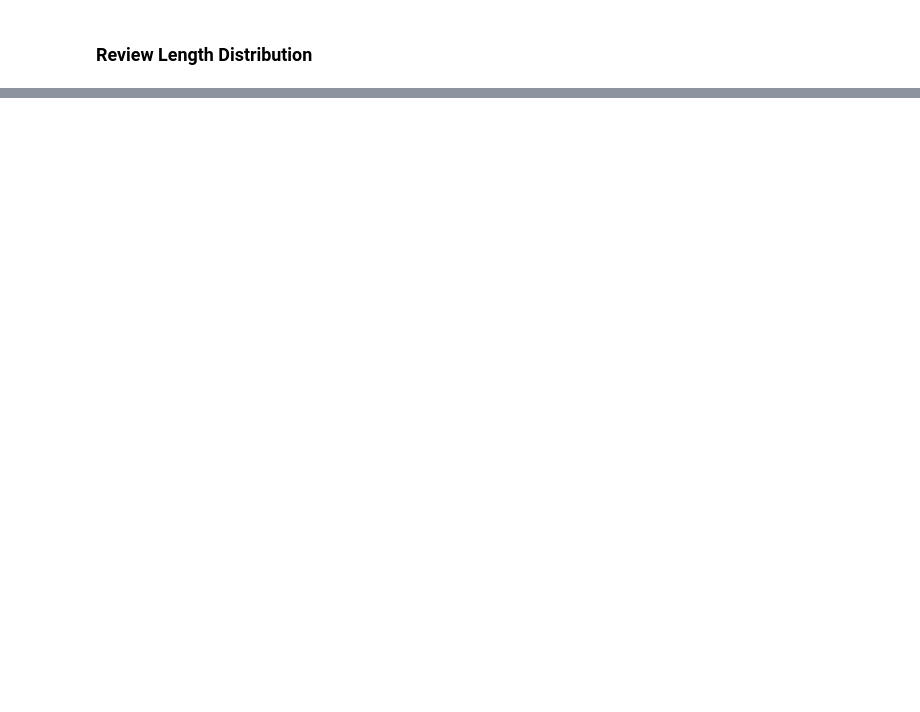
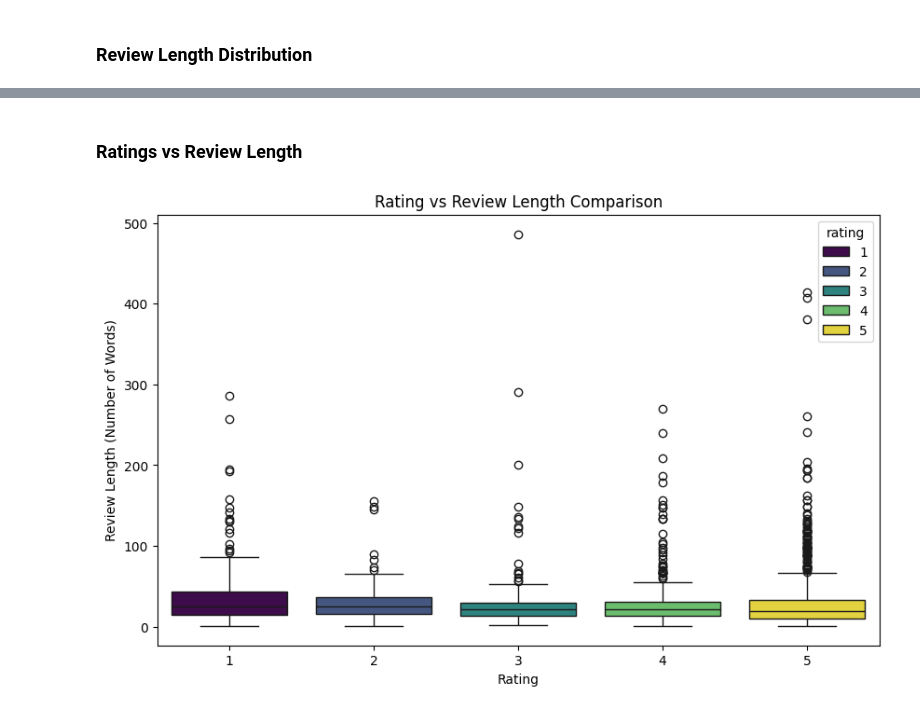
Before and after one commit to assistacat/FreddyFazbytes, a Jupyter notebook: notebooks/exploratory_data_analysis.ipynb, the cells around one changed output, grey strips where cells are left out. Drawn from its saved outputs; the diff is of its cells as text; code cells hidden in the pictures; blank space fills up the shorter version.

```diff
--- a/notebooks/exploratory_data_analysis.ipynb
+++ b/notebooks/exploratory_data_analysis.ipynb
@@ -86,0 +85,12 @@ plt.show()
+# %% [markdown]
+### Ratings vs Review Length
+# %%
+plt.figure(figsize=(10, 6))
+sns.boxplot(x='rating', y='review_length', data=df, hue='rating', palette='viridis')
+plt.title('Rating vs Review Length Comparison')
+plt.xlabel('Rating')
+plt.ylabel('Review Length (Number of Words)')
+plt.savefig('../plots/review_length_vs_rating.png')
+plt.show()
+# %% [output]
+[figure, added]
```
Also changed, not shown: parts of 13 cells of this notebook, 6 other files.
